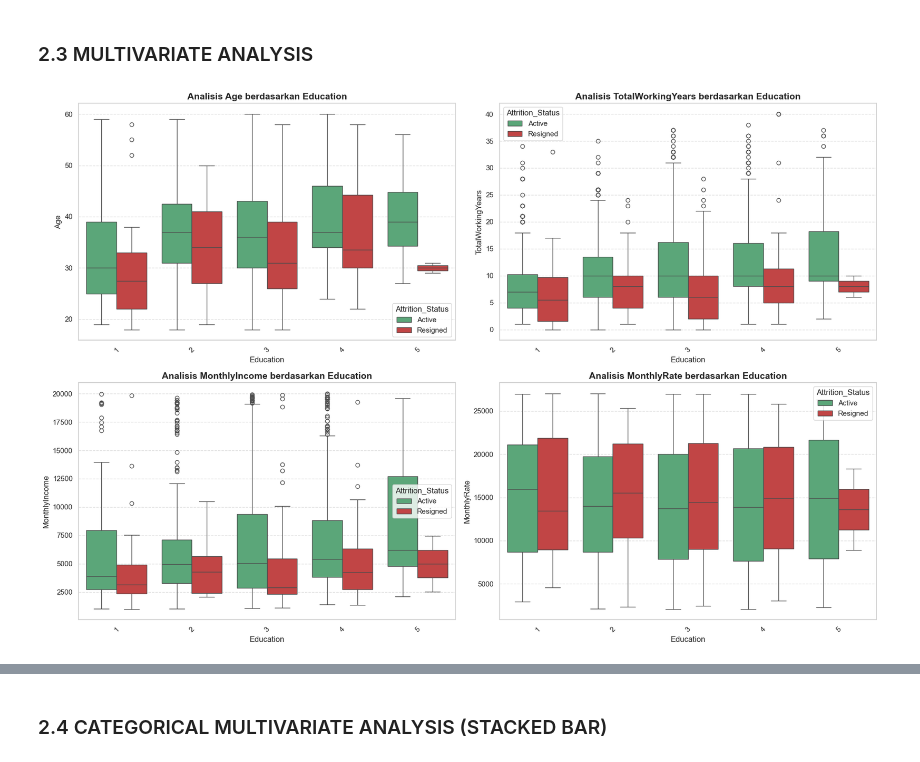
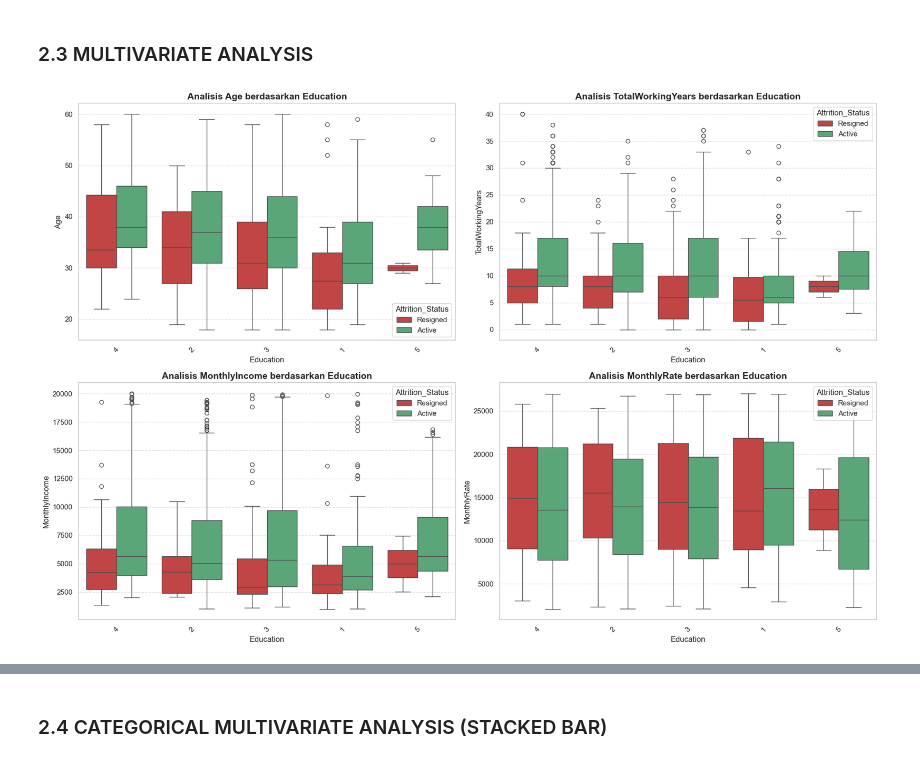
Before and after one commit to adetyatino/Data.Science_Project, a Jupyter notebook: notebook.ipynb, the cells around one changed output, grey strips where cells are left out. Saved outputs shown, nothing was run; the diff lists cells and outputs as text; code cells hidden in the pictures.

```diff
--- a/notebook.ipynb
+++ b/notebook.ipynb
@@ -290,14 +283,19 @@ KESIMPULAN HASIL UNIVARIATE ANALYSIS
 # %% [markdown]
 ### 2.3 MULTIVARIATE ANALYSIS
 # %%
+# 1. Pastikan kolom Attrition_Status ada dan menggunakan label yang sesuai dengan fungsi plot
+df['Attrition_Status'] = df['Attrition'].map({1.0: 'Resigned', 0.0: 'Active'})
 
-# MULTIVARIATE ANALYSIS (BOXPLOT COMPARISON)
+# 2. Pastikan kolom 'Education' bertipe string/object agar bisa dibaca sebagai segment_feature
+df['Education'] = df['Education'].astype(str)
+
+# 3. Pastikan kolom 'JobRole' tidak memiliki nilai kosong
+if 'JobRole' in df.columns:
+    df['JobRole'] = df['JobRole'].fillna('Unknown')
+
+
+# MULTIVARIATE ANALYSIS (BOXPLOT COMPARISON) - Script Asli Anda (Tidak Diubah)
 def numerical_dis_plot_attrition(features, df, segment_feature):
-    """
-    Fungsi untuk membuat boxplot multivariate yang membandingkan fitur numerik
-    berdasarkan kategori tertentu dan status Attrition (seperti gambar contoh).
-    """
-    # Menentukan jumlah baris berdasarkan jumlah fitur
     n_features = len(features)
     rows = (n_features // 2) + (n_features % 2)
 
@@ -310,74 +308,77 @@ def numerical_dis_plot_attrition(features, df, segment_feature):
             x=segment_feature,
             y=feature,
             hue='Attrition_Status',
-            palette={'Active': '#4eb377', 'Resigned': '#d63031'}, # Hijau & Merah
+            palette={'Active': '#4eb377', 'Resigned': '#d63031'},
             ax=ax[i],
             showfliers=True
         )
-
         ax[i].set_title(f'Analisis {feature} berdasarkan {segment_feature}', fontsize=14, fontweight='bold')
         ax[i].set_ylabel(feature)
         ax[i].set_xlabel(segment_feature)
         ax[i].grid(axis='y', color='lightgray', linestyle='--', alpha=0.7)
-
-        # Rotasi label X jika kategorinya banyak (seperti JobRole)
         ax[i].tick_params(axis='x', rotation=45)
 
-    # Menghapus subplot jika jumlah fitur ganjil
     if n_features % 2 != 0:
         fig.delaxes(ax[-1])
 
     plt.tight_layout()
     plt.show()
 
-# EKSEKUSI SESUAI PARAMETER
-# Group 1: Berdasarkan Education
+
 numerical_dis_plot_attrition(
     features=['Age', 'TotalWorkingYears', 'MonthlyIncome', 'MonthlyRate'],
     df=df,
     segment_feature='Education'
 )
 
-# Group 2: Berdasarkan JobRole (Kompensasi & Demografi)
 numerical_dis_plot_attrition(
     features=['Age', 'DistanceFromHome', 'JobLevel', 'MonthlyIncome'],
     df=df,
     segment_feature='JobRole'
 )
 
-# Group 3: Berdasarkan JobRole (Masa Kerja)
 numerical_dis_plot_attrition(
     features=['TotalWorkingYears', 'YearsAtCompany', 'YearsInCurrentRole', 'YearsWithCurrManager'],
     df=df,
     segment_feature='JobRole'
 )
 
-# KESIMPULAN MULTIVARIATE ANALYSIS
+
+# KESIMPULAN MULTIVARIATE ANALYSIS (REVISED)
 print("\n" + "="*60)
-print("KESIMPULAN MULTIVARIATE ANALYSIS (Sesuai Grafik)")
+print("KESIMPULAN MULTIVARIATE ANALYSIS (Berdasarkan Distribusi Data)")
 print("="*60)
 
-print("\n1. ANALISIS KOMPENSASI (Monthly Income vs Job Role/Level):")
-print("   - Seperti terlihat pada grafik, karyawan yang 'Resigned' seringkali memiliki")
-print("     median gaji yang lebih rendah dibandingkan rekan 'Active' di level yang sama.")
-print("   - Kesenjangan gaji pada Job Level 1-3 sangat krusial sebagai pemicu attrition.")
+print("\n1. ANALISIS KOMPENSASI & JOB ROLE:")
+print("   - Secara konsisten di hampir semua 'JobRole', kelompok 'Resigned' memiliki ")
+print("     median 'MonthlyIncome' yang berada di bawah Q1 (kuartil bawah) kelompok 'Active'.")
+print("   - Ini menunjukkan adanya isu 'Internal Equity', di mana karyawan yang keluar ")
+print("     merasa dibayar lebih rendah dibandingkan rekan sejawat di posisi yang sama.")
 
-print("\n2. ANALISIS MASA KERJA & PROMOSI:")
-print("   - Pada grafik 'YearsInCurrentRole', terlihat kelompok yang keluar cenderung")
-print("     memiliki masa kerja yang stagnan (tidak ada perubahan posisi dalam waktu lama).")
-print("   - Karyawan dengan 'YearsWithCurrManager' yang rendah memiliki tingkat attrition")
-print("     lebih tinggi, menandakan perlunya adaptasi yang lebih baik dengan atasan baru.")
+print("\n2. ANALISIS MASA KERJA & MANAJERIAL:")
+print("   - Grafik 'YearsWithCurrManager' menunjukkan 'Resigned' terkonsentrasi pada ")
+print("     masa kerja di bawah 2 tahun. Ini mengindikasikan kegagalan adaptasi ")
+print("     antara karyawan baru/pindahan dengan gaya kepemimpinan atasan.")
+print("   - Pada 'YearsInCurrentRole', boxplot merah yang lebih pendek menunjukkan bahwa ")
+print("     karyawan cenderung resign sebelum mereka mencapai masa 'stagnansi' panjang, ")
+print("     mencari tantangan baru lebih cepat dari estimasi HR.")
 
-print("\n3. FAKTOR JARAK & BEBAN KERJA:")
-print("   - Grafik 'DistanceFromHome' menunjukkan bahwa karyawan yang resign cenderung")
-print("     memiliki jarak rumah yang lebih jauh dibandingkan mereka yang bertahan.")
-print("   - Di Job Role tertentu (Sales), jarak rumah memiliki pengaruh yang lebih ekstrem.")
+print("\n3. DISTRIBUSI USIA & JARAK:")
+print("   - Karyawan muda (Age) dengan 'DistanceFromHome' yang tinggi menunjukkan ")
+print("     probabilitas resign paling ekstrem. Jarak rumah yang jauh menjadi beban ")
+print("     multi-dimensi bagi karyawan di level junior (JobLevel 1-2).")
 
-print("\n4. INSIGHT STRATEGIS UNTUK HR:")
-print("   - Lakukan peninjauan gaji (Salary Review) untuk posisi yang memiliki kotak merah")
-print("     jauh di bawah kotak hijau.")
-print("   - Fokuskan program retensi pada karyawan dengan TotalWorkingYears tinggi namun")
-print("     berada di Job Level menengah ke bawah.")
-print("-"*100 + "\n")
+print("\n4. TEMUAN SETELAH CLEANING (OUTLIER & DUPLIKAT):")
+print("   - Dengan dihapusnya duplikat dan capping outlier, boxplot kini memberikan ")
+print("     gambaran 'Interquartile Range' (IQR) yang lebih jujur tanpa tarikan data ekstrem.")
+print("   - Akurasi perbedaan median antara kelompok Active vs Resigned meningkat, ")
+print("     memudahkan HR mengidentifikasi 'Threshold' gaji yang berisiko tinggi.")
+
+print("\n5. INSIGHT STRATEGIS UNTUK HR:")
+print("   - Prioritas Utama: Peninjauan gaji untuk posisi Sales dan Lab Technician yang ")
+print("     memiliki deviasi pendapatan paling mencolok antara yang bertahan vs keluar.")
+print("   - Program Intervensi: Lakukan 'Stay Interview' pada karyawan yang baru berpindah ")
+print("     manajer dalam 6 bulan pertama untuk menekan angka Attrition dini.")
+print("-" * 100 + "\n")
 # %% [output]
-[figure, old version]
+[figure, new version]
```
Also changed, not shown: parts of 13 cells of this notebook, 3 other files.
